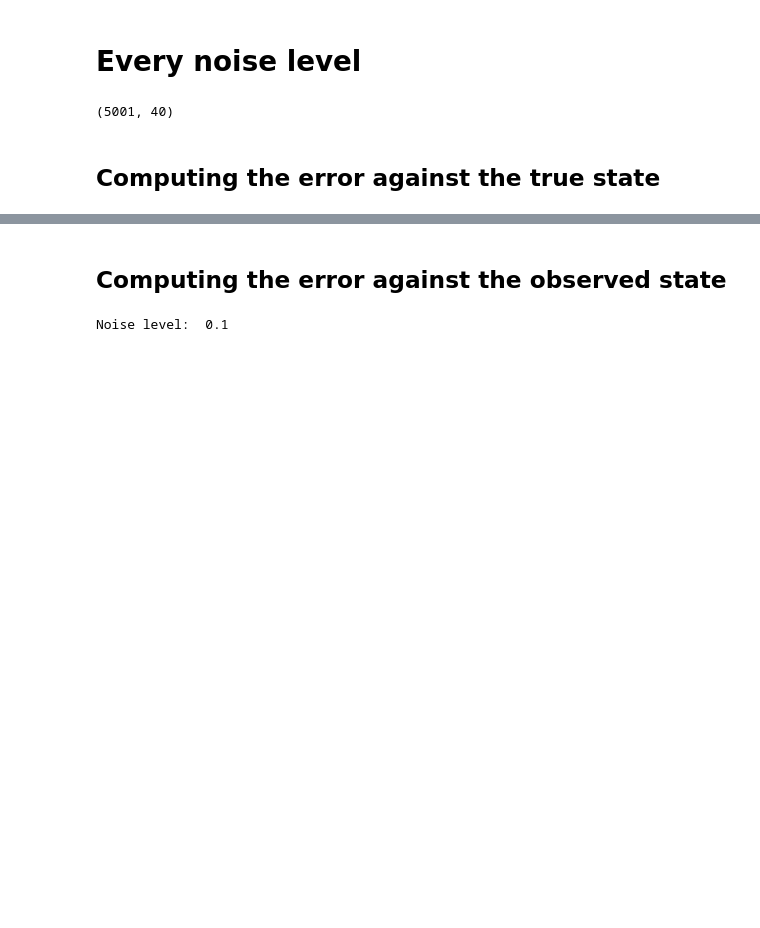
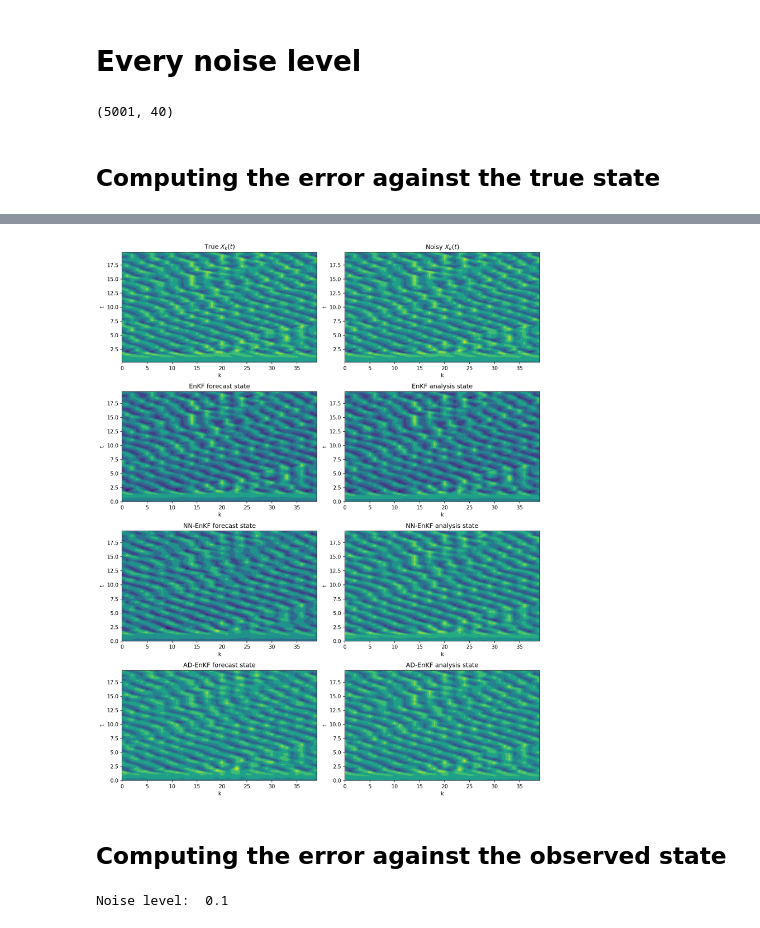
Before and after one commit to ritviksteegavarapu/ACM-270-Project, a Jupyter notebook: Auto-Diff ENKF/Auto-Diff_ENKF.ipynb, the cells around one changed output, grey strips where cells are left out. Drawn from its saved outputs; the diff is of its cells as text; code cells hidden in the pictures; blank space fills up the shorter version.

```diff
--- a/Auto-Diff ENKF/Auto-Diff_ENKF.ipynb
+++ b/Auto-Diff ENKF/Auto-Diff_ENKF.ipynb
@@ -412,3 +441,82 @@ Vanilla: Prediction error 11.4294440092767, analysis error 4.000642193503849
+# %%
+plt.figure(figsize=(12, 15), dpi=150)
+
+time_cutoff = 100
+t = time_train
+
+with open('test_traj_noise' + str(noise_level) + '.p', 'rb') as f:
+    test_data = pickle.load(f)
+
+X_test = test_data['slow']
+X_test_noisy = test_data['obs']
+
+# True X
+plt.subplot(421)
+plt.contourf(k, t[1:time_cutoff], X_test[1:time_cutoff])
+plt.xlabel("k")
+plt.ylabel("t")
+plt.title("True $X_k(t)$")
+
+# Noisy observations X_noisy
+plt.subplot(422)
+plt.contourf(k, t[1:time_cutoff], X_test_noisy[1:time_cutoff])
+plt.xlabel("k")
+plt.ylabel("t")
+plt.title("Noisy $X_k(t)$")
+
+# Analysis EnKF
+plt.subplot(423)
+mean_prediction = np.mean(prediction_vanilla, axis = 1)
+plt.contourf(k, t[:time_cutoff-1], mean_prediction[1:time_cutoff])
+plt.xlabel("k")
+plt.ylabel("t")
+plt.title("EnKF forecast state")
+
+# Prediction EnKF
+plt.subplot(424)
+mean_analysis = np.mean(analysis_vanilla, axis = 1)
+plt.contourf(k, t[:time_cutoff-1], mean_analysis[1:time_cutoff])
+plt.xlabel("k")
+plt.ylabel("t")
+plt.title("EnKF analysis state")
+
+# Analysis NN-EnKF
+plt.subplot(425)
+mean_prediction = np.mean(prediction_nnenkf, axis = 1)
+plt.contourf(k, t[:time_cutoff-1], mean_prediction[1:time_cutoff])
+plt.xlabel("k")
+plt.ylabel("t")
+plt.title("NN-EnKF forecast state")
+
+# Prediction NN-EnKF
+plt.subplot(426)
+mean_analysis = np.mean(analysis_nnenkf, axis = 1)
+plt.contourf(k, t[:time_cutoff-1], mean_analysis[1:time_cutoff])
+plt.xlabel("k")
+plt.ylabel("t")
+plt.title("NN-EnKF analysis state")
+
+# Analysis AD-EnKF
+plt.subplot(427)
+mean_prediction = np.mean(prediction_nn, axis = 1)
+plt.contourf(k, t[:time_cutoff-1], mean_prediction[1:time_cutoff])
+plt.xlabel("k")
+plt.ylabel("t")
+plt.title("AD-EnKF forecast state")
+
+# Prediction AD-EnKF
+plt.subplot(428)
+mean_analysis = np.mean(analysis_nn, axis = 1)
+plt.contourf(k, t[:time_cutoff-1], mean_analysis[1:time_cutoff])
+plt.xlabel("k")
+plt.ylabel("t")
+plt.title("AD-EnKF analysis state")
+
+plt.tight_layout()
+#plt.savefig("results_comparison.pdf")
+plt.show()
+# %% [output]
+[figure, added]
 # %% [markdown]
 ## Computing the error against the observed state
 # %%
```
Also changed, not shown: parts of 2 cells of this notebook.
